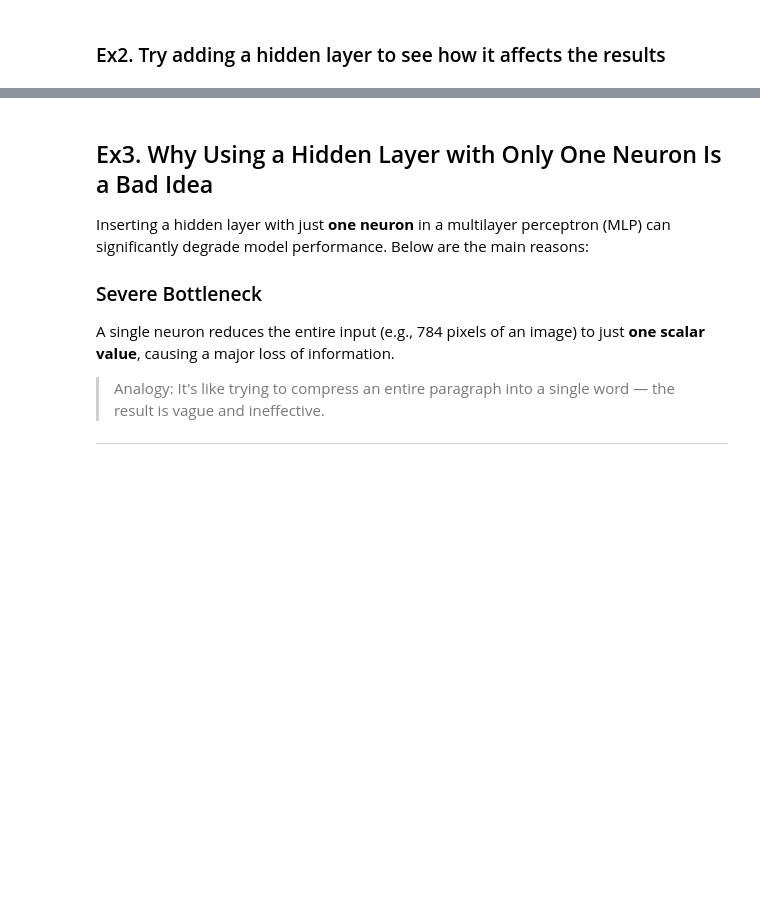
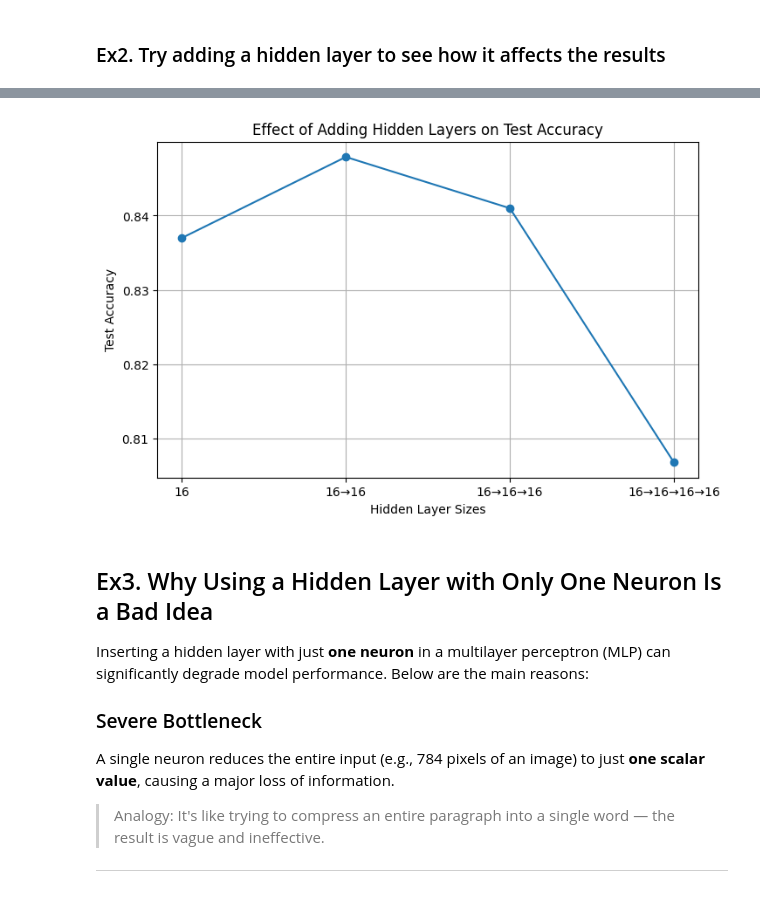
Before and after one commit to Schwartz1901/math_foundation_assignment_mlp_d2l, a Jupyter notebook: MLP_Math_Foundation_Assignment.ipynb, the cells around one changed output, grey strips where cells are left out. Drawn from its saved outputs; the diff is of its cells as text; code cells hidden in the pictures; blank space fills up the shorter version.

```diff
--- a/MLP_Math_Foundation_Assignment.ipynb
+++ b/MLP_Math_Foundation_Assignment.ipynb
@@ -1099,7 +1171,7 @@ def train(net, train_iter, test_iter, loss, num_epochs, updater):
 device = torch.device('cuda' if torch.cuda.is_available() else 'cpu')
 
 # Try different values of num_hiddens
-num_hiddens_list = [16, 32, 64, 128, 256, 512]
+num_hiddens_list = [16, 32, 64, 128]
 test_accuracies = []
 
 for num_hiddens in num_hiddens_list:
@@ -1167,17 +1222,28 @@ train_iter, test_iter = d2l.load_data_fashion_mnist(batch_size)
 # Device
 device = torch.device('cuda' if torch.cuda.is_available() else 'cpu')
 
-# Try different widths of hidden layers
+# Hidden layer configurations
 hidden_layer_configs = [
-    (128,),                # Single hidden layer (baseline)
-    (128, 64),             # Two hidden layers
-    (256, 128),            # Larger two hidden layers
-    (128, 64, 32)          # Three hidden layers (optional test)
+    (16,),
+    (16, 16),
+    (16, 16, 16),
+    (16, 16, 16, 16)
 ]
 
 test_accuracies = []
 
-# Define training loop
+# Custom evaluation to ensure .eval() and no_grad()
+def evaluate_accuracy_gpu(net, data_iter):
+    net.eval()
+    metric = d2l.Accumulator(2)  # correct, total
+    with torch.no_grad():
+        for X, y in data_iter:
+            X, y = X.to(device), y.to(device)
+            metric.add(d2l.accuracy(net(X), y), y.numel())
+    net.train()
+    return metric[0] / metric[1]
+
+# Training loop
 def train(net, train_iter, test_iter, loss, num_epochs, updater):
     for epoch in range(num_epochs):
         metric = d2l.Accumulator(3)  # loss, correct, total
@@ -1189,36 +1255,44 @@ def train(net, train_iter, test_iter, loss, num_epochs, updater):
             l.backward()
             updater.step()
             metric.add(float(l) * len(y), d2l.accuracy(y_hat, y), y.numel())
-        test_acc = d2l.evaluate_accuracy_gpu(net, test_iter)
+        test_acc = evaluate_accuracy_gpu(net, test_iter)
         print(f"epoch {epoch + 1}, loss {metric[0] / metric[2]:.4f}, "
               f"train acc {metric[1] / metric[2]:.3f}, test acc {test_acc:.3f}")
     return test_acc
 
-# Training with different hidden layer configs
+# Train models with different architectures
 for config in hidden_layer_configs:
     print(f"\nTraining with hidden layers: {config}")
+
     layers = [nn.Flatten()]
     input_dim = 784
     for h in config:
         layers.append(nn.Linear(input_dim, h))
         layers.append(nn.ReLU())
         input_dim = h
-    layers.append(nn.Linear(input_dim, 10))
+    layers.append(nn.Linear(input_dim, 10))  # Output layer
 
     net = nn.Sequential(*layers).to(device)
 
-    # Initialize weights
+    # Improved initialization
     def init_weights(m):
-        if type(m) == nn.Linear:
-            nn.init.normal_(m.weight, std=0.01)
+        if isinstance(m, nn.Linear):
+            nn.init.kaiming_normal_(m.weight, nonlinearity='relu')
+            if m.bias is not None:
+                nn.init.zeros_(m.bias)
+
     net.apply(init_weights)
 
     loss = nn.CrossEntropyLoss()
-    trainer = torch.optim.SGD(net.parameters(), lr=0.1)
+
+    # Adaptive learning rate
+    lr = 0.1 if len(config) <= 2 else 0.05
+    trainer = torch.optim.SGD(net.parameters(), lr=lr)
+
     acc = train(net, train_iter, test_iter, loss, num_epochs=10, updater=trainer)
     test_accuracies.append(acc)
 
-# Plot
+# Plot results
 labels = ['→'.join(map(str, config)) for config in hidden_layer_configs]
 plt.figure(figsize=(8, 5))
 plt.plot(labels, test_accuracies, marker='o')
@@ -1249,3 +1322,4 @@ epoch 10, loss 1.1092, train acc 0.556, test acc 0.639
+[figure, added]
 # %% [markdown]
 ## Ex3. Why Using a Hidden Layer with Only One Neuron Is a Bad Idea
 
```
Also changed, not shown: parts of 36 cells of this notebook.
